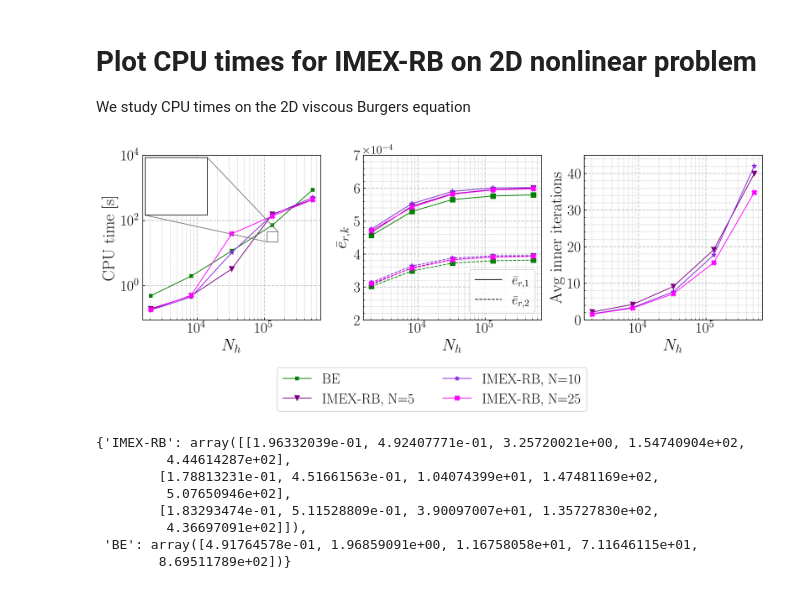
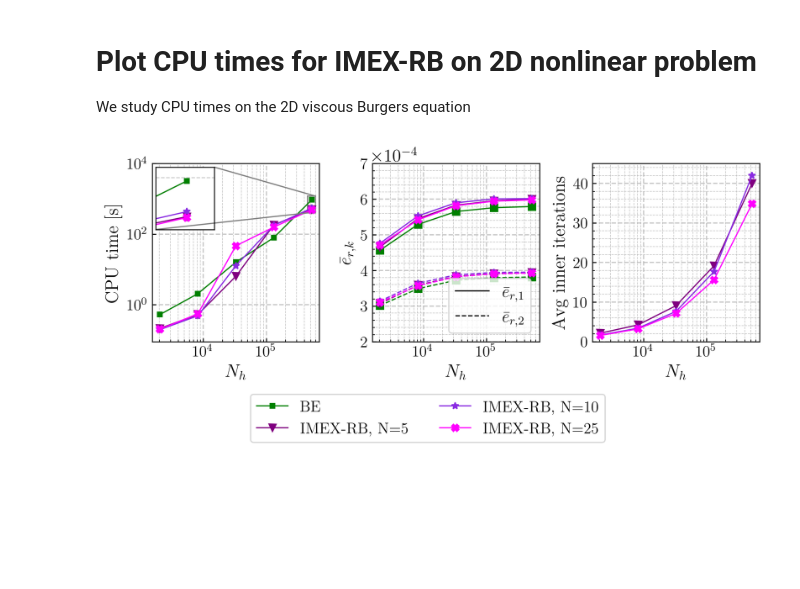
Before and after one commit to Fra-Sala/IMEX-RB, a Jupyter notebook: postprocessing/Burgers2D/cputimes.ipynb, the cells around one changed output. Drawn from its saved outputs; the diff is of its cells as text; code cells hidden in the pictures; blank space fills up the shorter version.

```diff
--- a/postprocessing/Burgers2D/cputimes.ipynb
+++ b/postprocessing/Burgers2D/cputimes.ipynb
@@ -41,12 +41,12 @@ from mpl_toolkits.axes_grid1.inset_locator import inset_axes, mark_inset
 from matplotlib.lines import Line2D
 from matplotlib.ticker import ScalarFormatter, LogFormatterSciNotation
 
-fig, (ax1, ax2, ax3) = plt.subplots(1, 3, figsize=(12, 4))
+fig, (ax1, ax2, ax3) = plt.subplots(1, 3, figsize=(8, 3))
 
 imex_markers = ['v', '*', 'X', 'd', 'o', 'p', 's', 'h']
 colors = ['purple', 'blueviolet', 'magenta', 'hotpink', 'red', 'maroon', 'teal', 'orange']
-larger_fontsize = 21
-smaller_fontsize = 19
+larger_fontsize = 15
+smaller_fontsize = 13
 
 ax1.loglog(Nh_values, times["BE"],
             marker="s", markersize=4, color="green", label="BE")
@@ -90,8 +90,8 @@ for n_idx, N_val in enumerate(N_values):
         markersize=6,
         color=colors[n_idx]
     )
-inset.set_xlim(1.1e5, 1.6e5)
-inset.set_ylim(2.2e1, 4.5e1)
+inset.set_xlim(4.5e5, 6e5)
+inset.set_ylim(4e2, 1.2e3)
 inset.tick_params(axis='both', which='both',
                       bottom=False, top=False,
                       left=False, right=False,
@@ -135,52 +135,41 @@ legend_elements = [
     Line2D([0], [0], color='k', linestyle='-', label=r'$\bar{e}_{r,1}$'),
     Line2D([0], [0], color='k', linestyle='--', label=r'$\bar{e}_{r,2}$')
 ]
-ax2.legend(handles=legend_elements, loc='lower right', fontsize=17)
+ax2.legend(handles=legend_elements, loc='lower right', fontsize=14)
 ax2.ticklabel_format(axis='y', style='sci', scilimits=(0,0), useMathText=True)
 ax2.tick_params(axis="both", labelsize=smaller_fontsize)
 ax2.yaxis.offsetText.set_fontsize(15)
 
 # subplot: iterations
 for n_idx, N_val in enumerate(N_values):
     marker = imex_markers[n_idx % len(imex_markers)]
     avg_inner = np.mean(inneriters[n_idx], axis=1)
     ax3.semilogx(
         Nh_values, avg_inner,
         marker=marker, linestyle="-", markersize=6, color=colors[n_idx],
         label=f"IMEX-RB, $N = {N_val}$"
     )
 
 ax3.set_xlabel(r"$N_h$", fontsize=larger_fontsize)
 ax3.set_ylabel("Avg inner iterations", fontsize=larger_fontsize)
 ax3.set_ylim((0, 45))
 ax3.tick_params(axis="both", which="major", labelsize=smaller_fontsize)
 ax3.grid(which='major', linestyle='--', linewidth=1)
 ax3.minorticks_on()
 ax3.grid(which='minor', linestyle='--', linewidth=0.5)
 
-# plt.tight_layout()
+plt.tight_layout()
 handles, labels = ax1.get_legend_handles_labels()
 fig.legend(
     handles, labels,
     loc="lower center",
     ncol=2,
-    bbox_to_anchor=(0.5, -0.25),
-    fontsize=18
+    bbox_to_anchor=(0.5, -0.22),
+    fontsize=smaller_fontsize
 )
 
 out_file = os.path.join(plots_dir, f"{problem_name}_cputimes_errors_iters.pdf")
 plt.savefig(out_file, bbox_inches="tight")
 plt.show()
 # %% [output]
-[figure, old version]
+[figure, new version]
-# %%
-times
-# %% [output]
-{'IMEX-RB': array([[1.96332039e-01, 4.92407771e-01, 3.25720021e+00, 1.54740904e+02,
-         4.44614287e+02],
-        [1.78813231e-01, 4.51661563e-01, 1.04074399e+01, 1.47481169e+02,
-         5.07650946e+02],
-        [1.83293474e-01, 5.11528809e-01, 3.90097007e+01, 1.35727830e+02,
-         4.36697091e+02]]),
- 'BE': array([4.91764578e-01, 1.96859091e+00, 1.16758058e+01, 7.11646115e+01,
-        8.69511789e+02])}
```
Also changed, not shown: 9 other files.
